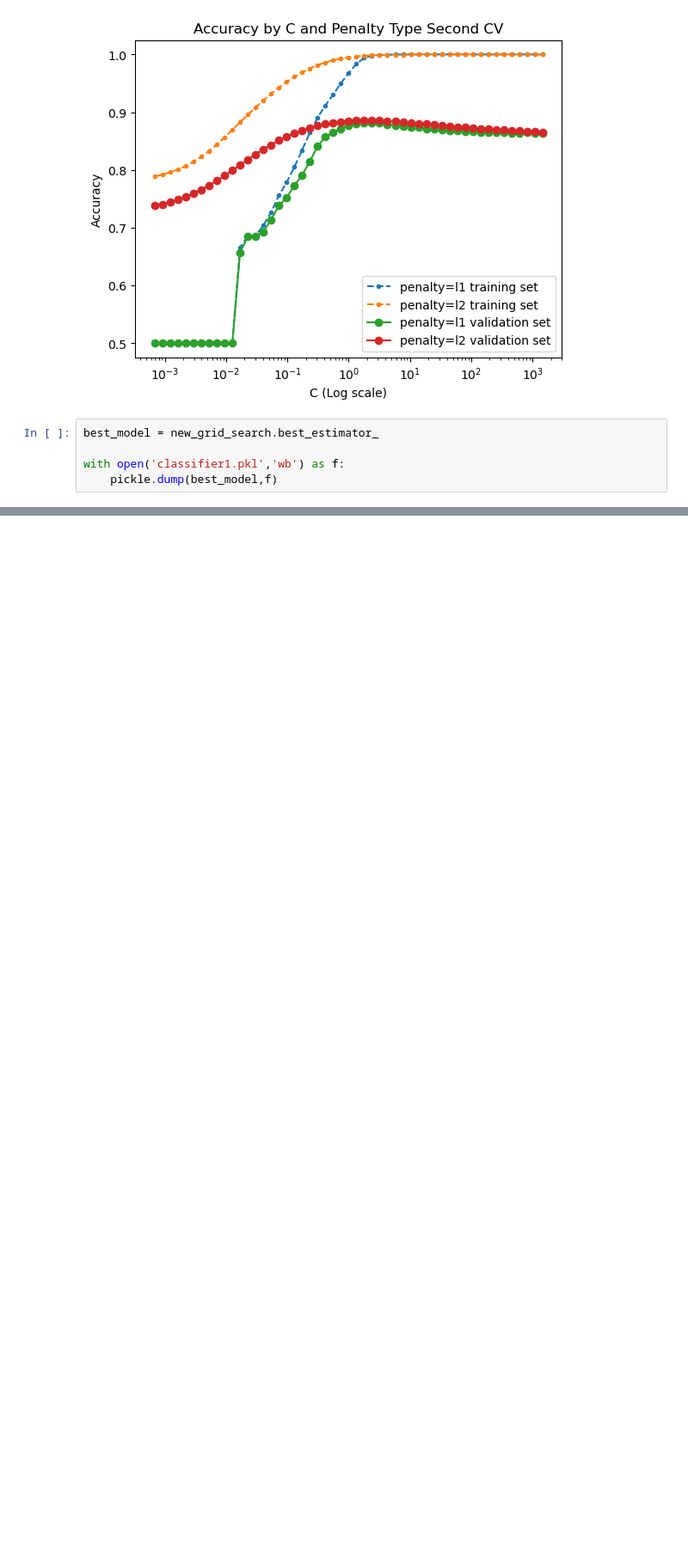
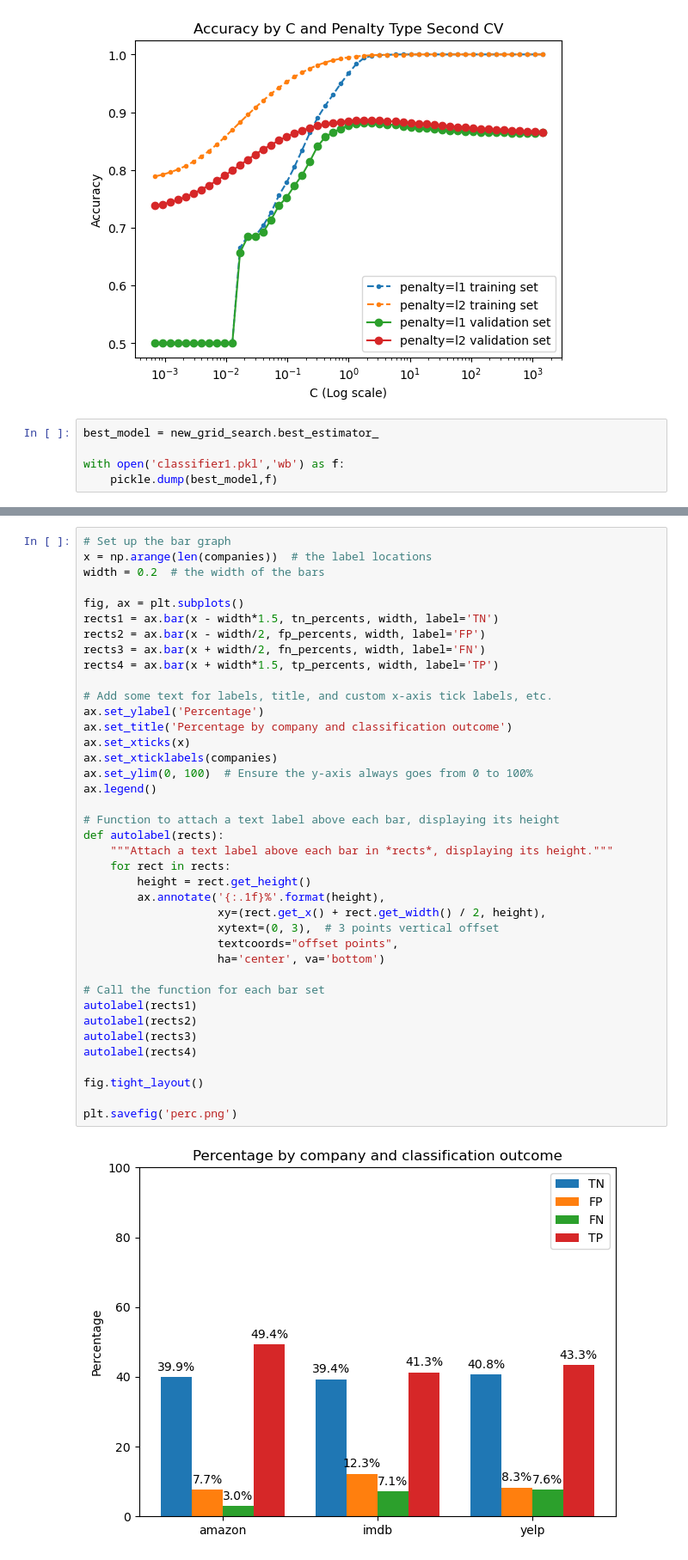
Before and after one commit to Alyssawi/cs135_projA, a Jupyter notebook: p1.ipynb, the cells around one changed output, grey strips where cells are left out. Shown: that part at 86% size. Cells and saved outputs as stored; diff of their text form; blank space fills up the shorter version.

```diff
--- a/p1.ipynb
+++ b/p1.ipynb
@@ -205,0 +406,41 @@ with open('classifier1.pkl','wb') as f:
+# %%
+# Set up the bar graph
+x = np.arange(len(companies))  # the label locations
+width = 0.2  # the width of the bars
+
+fig, ax = plt.subplots()
+rects1 = ax.bar(x - width*1.5, tn_percents, width, label='TN')
+rects2 = ax.bar(x - width/2, fp_percents, width, label='FP')
+rects3 = ax.bar(x + width/2, fn_percents, width, label='FN')
+rects4 = ax.bar(x + width*1.5, tp_percents, width, label='TP')
+
+# Add some text for labels, title, and custom x-axis tick labels, etc.
+ax.set_ylabel('Percentage')
+ax.set_title('Percentage by company and classification outcome')
+ax.set_xticks(x)
+ax.set_xticklabels(companies)
+ax.set_ylim(0, 100)  # Ensure the y-axis always goes from 0 to 100%
+ax.legend()
+
+# Function to attach a text label above each bar, displaying its height
+def autolabel(rects):
+    """Attach a text label above each bar in *rects*, displaying its height."""
+    for rect in rects:
+        height = rect.get_height()
+        ax.annotate('{:.1f}%'.format(height),
+                    xy=(rect.get_x() + rect.get_width() / 2, height),
+                    xytext=(0, 3),  # 3 points vertical offset
+                    textcoords="offset points",
+                    ha='center', va='bottom')
+
+# Call the function for each bar set
+autolabel(rects1)
+autolabel(rects2)
+autolabel(rects3)
+autolabel(rects4)
+
+fig.tight_layout()
+
+plt.savefig('perc.png')
+# %% [output]
+[figure, added]
```
Also changed, not shown: parts of 8 cells of this notebook, 1 other file.
